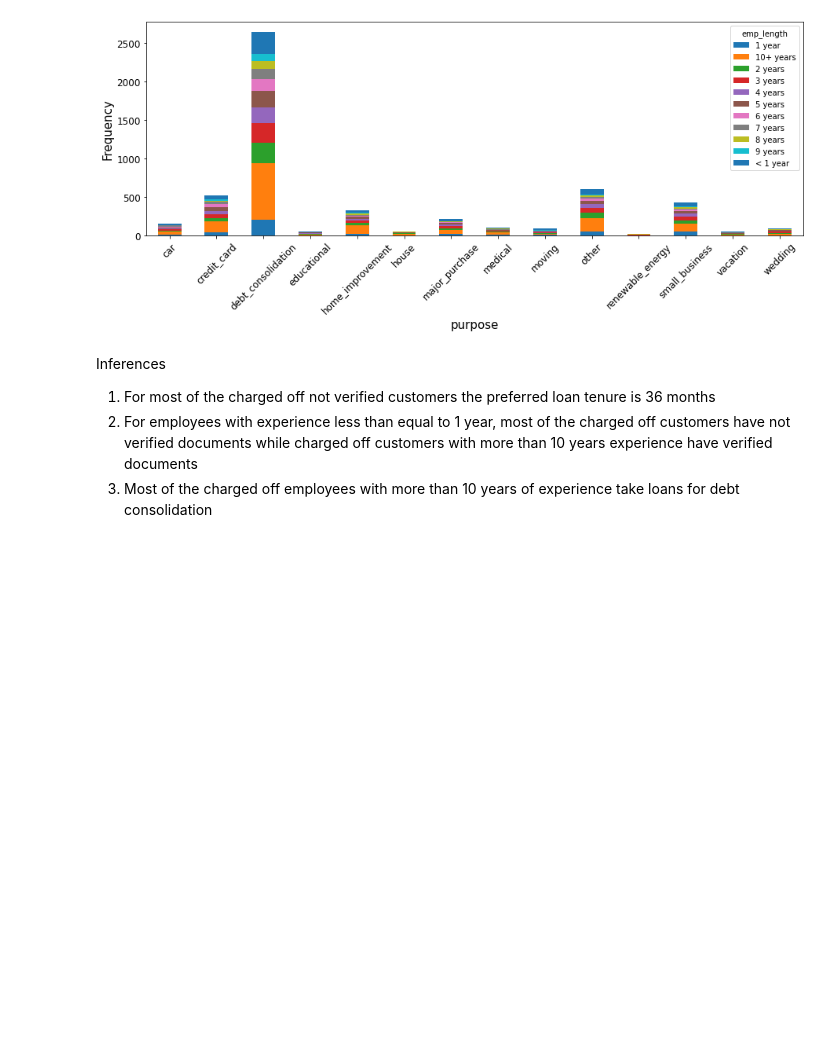
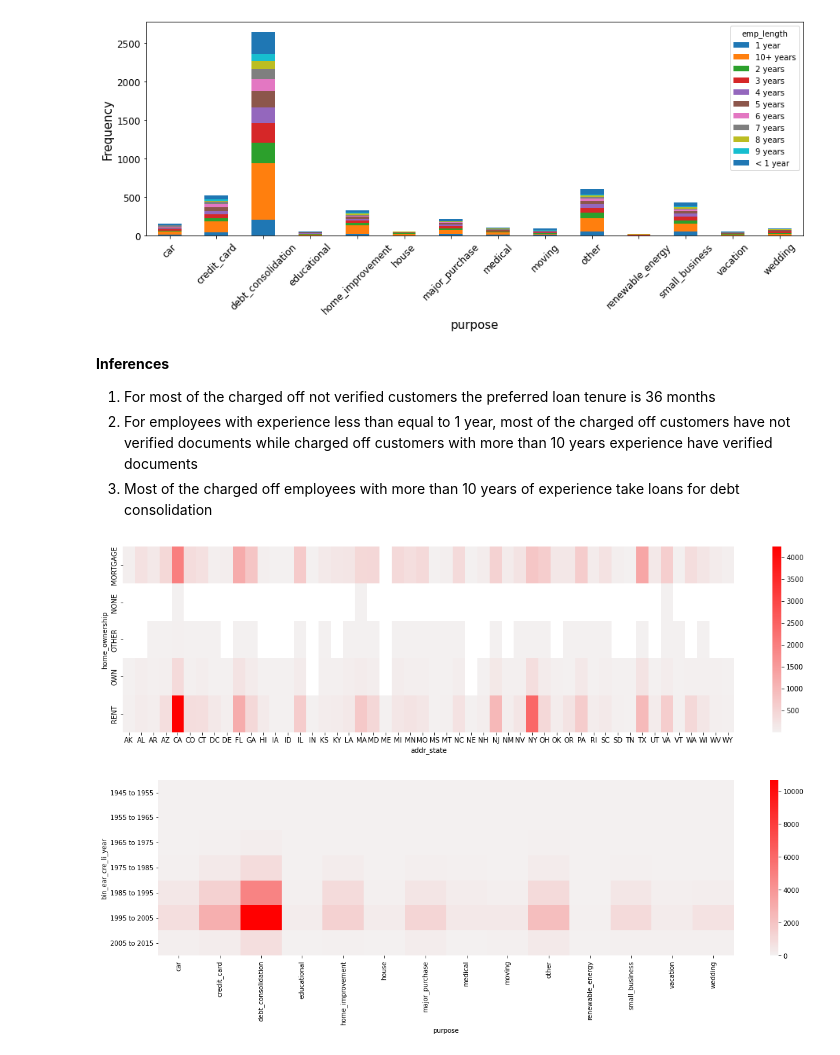
Before and after one commit to karthickchetti/LendingClubCaseStudy, a Jupyter notebook: Karthick_Chetti.ipynb, the cells around one changed output. Cells and saved outputs as stored; diff of their text form; code cells hidden in the pictures; blank space fills up the shorter version.

```diff
--- a/Karthick_Chetti.ipynb
+++ b/Karthick_Chetti.ipynb
@@ -527,7 +523,7 @@ def plot_bar_cat(df,index_name,column_name,width,x_lbl_rotation):
     plt.show()
 
 for col in cat_data:
-    if col!="loan_status":
+    if col not in ["loan_status","addr_state"]:
         plot_bar_cat(lc_df,col,"loan_status",0.2,0)
 # %% [output]
 [figure]
@@ -713,7 +738,21 @@ plot_bar_cat_bi(lc_df_co,"purpose","emp_length",45,1)
 [figure]
 [figure]
 # %% [markdown]
-Inferences
+**Inferences**
 1) For most of the charged off not verified customers the preferred loan tenure is 36 months</br>
 2) For employees with experience less than equal to 1 year, most of the charged off customers have not verified documents while charged off customers with more than 10 years experience have verified documents</br>
 3) Most of the charged off employees with more than 10 years of experience take loans for debt consolidation</br>
+# %%
+#Heat Maps
+def heat_map(df,indexname,column):
+    df["loan_status_flag"]=df["loan_status"].replace({"Charged Off":"1","Fully Paid":"0"}).astype(int)
+    pivot_df=df.pivot_table(index=column,columns=indexname,values="loan_status_flag",aggfunc="count")
+    pivot_df.round(0)
+    redmap=sns.light_palette("red", as_cmap=True)
+    plt.figure(figsize=(20,5))
+    sns.heatmap(pivot_df,cmap=redmap)
+heat_map(lc_df,"addr_state","home_ownership")
+heat_map(lc_df,"purpose","bin_ear_cre_li_year")
+# %% [output]
+[figure, added]
+[figure, added]
```
Also changed, not shown: parts of 15 cells of this notebook, 1 other file.
